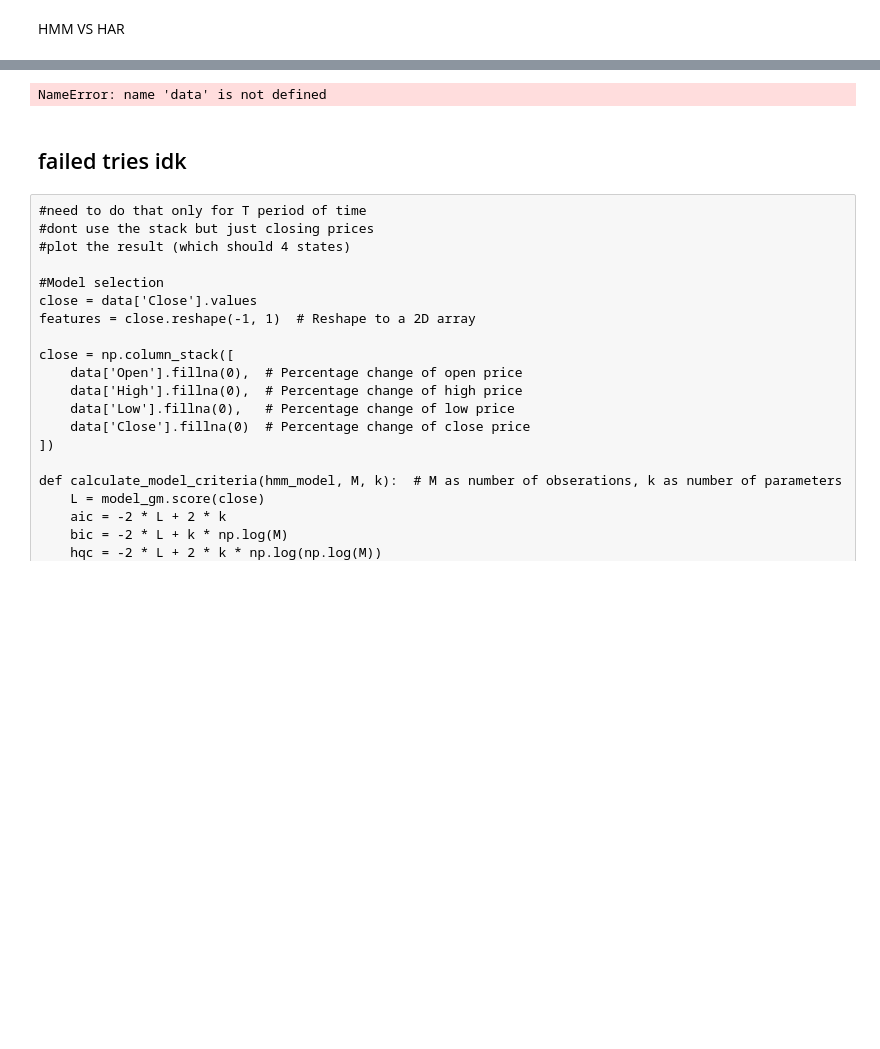
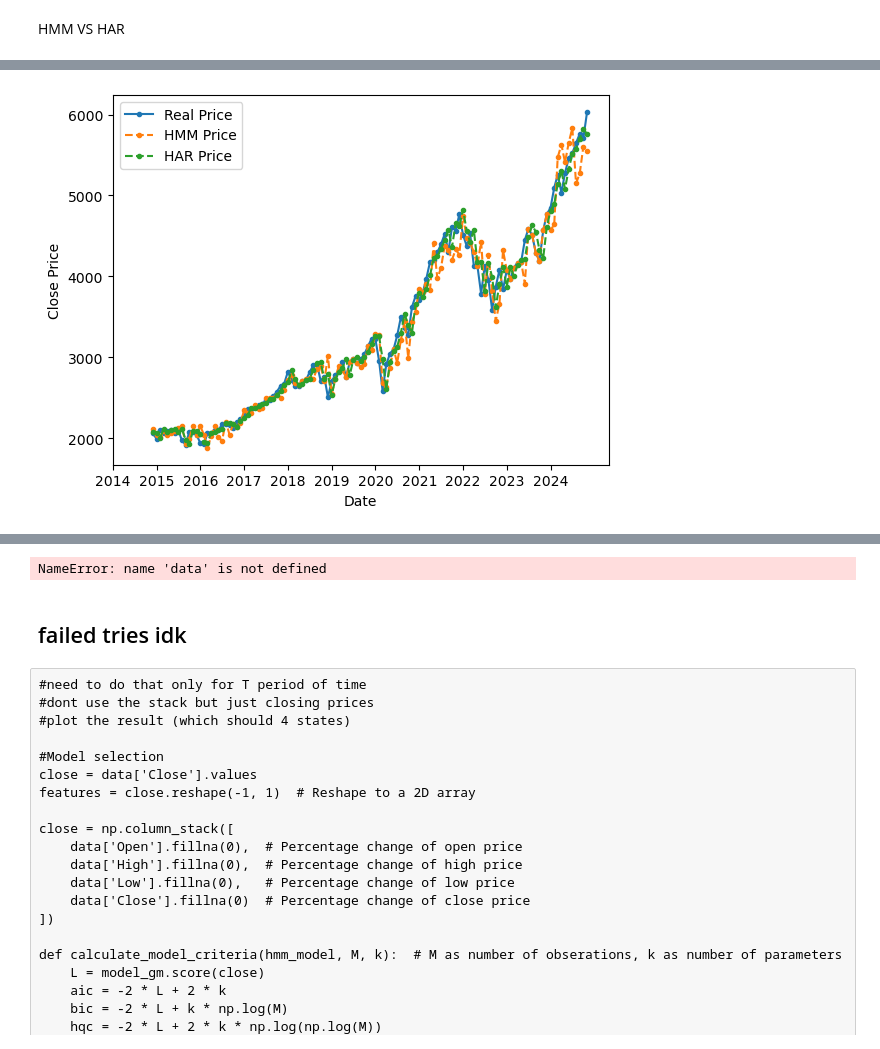
Before and after one commit to rinaaro/TS-project---HMM, a Jupyter notebook: Data_collection.ipynb, the cells around one changed output, grey strips where cells are left out. Cells and saved outputs as stored; diff of their text form; code cells hidden in the pictures; blank space fills up the shorter version.

Commit message:
har price + performance table

```diff
--- a/Data_collection.ipynb
+++ b/Data_collection.ipynb
@@ -384,0 +381,4 @@ r2_score(predicted_price, observed_price)
+# %%
+har_price = pd.DataFrame(har_price)
+har_price = har_price.round(2)
+har_price.to_csv('predicted_har_price.csv', index=False, sep=';')
@@ -414,22 +418,0 @@ print(r2_osr, 1 - np.sum(squared_error_hmm_r), 1 - np.sum(squared_error_har_r))
-# %%
-# HMM vs HAR Price (Out_of_sample R^2 based on stock Price) R^2_OSP
-m = D // 2
-
-#The real stock prices at each time step.
-real_price=[close[i] for i in range(m+1,D)]
-
-#The predicted stock prices based on the HMM model.
-pred_price = [hmm_price[i] for i in range(m+1,D)]
-
-#The predicted stock prices based on the historical average return method.
-har_return_new = [np.mean(close_return[:i]) if i > 0 else 0 for i in range(D)]
-har_price = [close[i-1]*(har_return_new[i]+1) for i in range(m+1,D)]
-
-# Calculate the squared errors between real price and predicted price
-squared_error_hmm = np.square(np.array(real_price) - np.array(pred_price))
-squared_error_har = np.square(np.array(real_price) - np.array(har_price))
-
-# Calculate the out-of-sample R2 for stock price based on predicted price (R2_OSP)
-r2_osp = 1 - np.sum(squared_error_hmm)/np.sum(squared_error_har)
-
-print(r2_osp)
@@ -474,0 +466,19 @@ rmse_eff_return= -0.25842114783569414
+# %%
+dates2 = monthly_with_dates.index[779:]
+
+plt.plot(dates2, observed_price,marker='.', label = "Real Price")
+plt.plot(dates2, hmm_price,marker='.', label = "HMM Price", linestyle='--')
+plt.plot(dates2, har_price,marker = '.', label= "HAR Price", linestyle='--')
+plt.xlabel("Date")
+plt.ylabel("Close Price")
+
+years = dates2.year.unique()
+ticks = [year for year in years if year % 1 == 0]
+
+# Set x-ticks to those years
+plt.xticks(pd.to_datetime([f"{year}-01-01" for year in ticks]))
+plt.gca().set_xticklabels([f"{year}" for year in ticks])
+plt.legend()
+plt.show()
+# %% [output]
+[figure, added]
```
Also changed, not shown: parts of 19 cells of this notebook, 3 other files.
